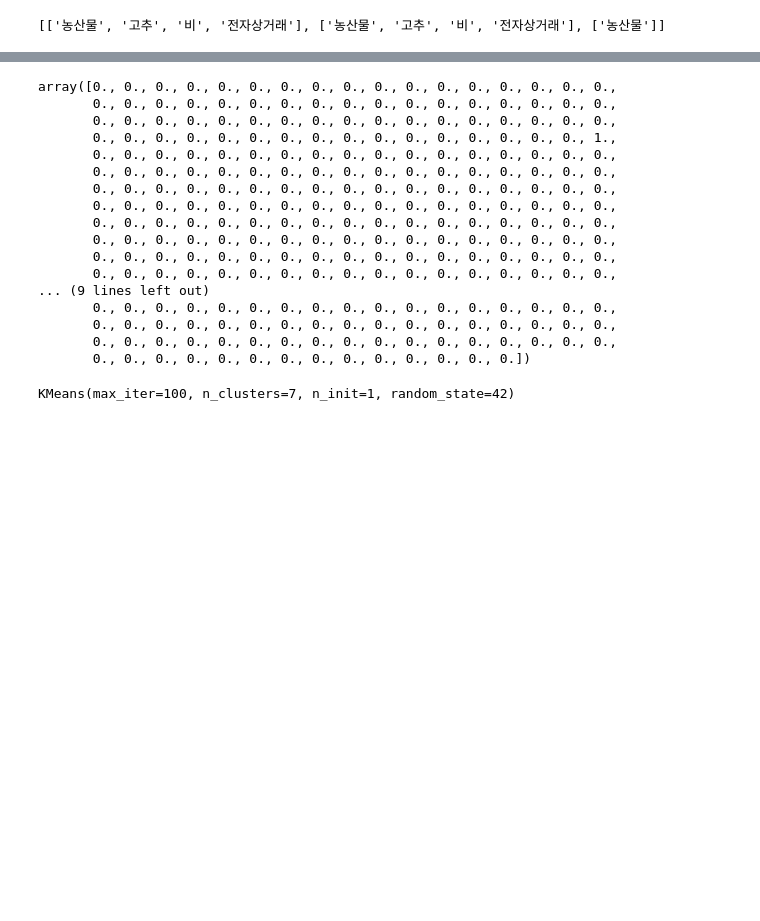
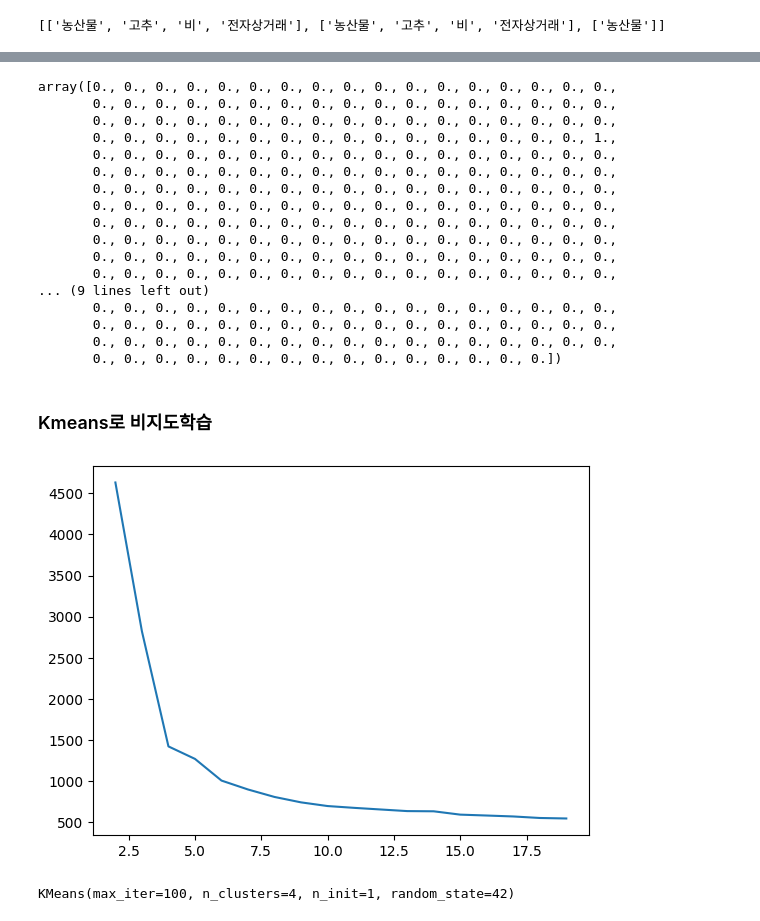
Before and after one commit to saicham/Study, a Jupyter notebook: customs_cluster/customs_cluster3_dbscan.ipynb, the cells around one changed output, grey strips where cells are left out. Drawn from its saved outputs; the diff is of its cells as text; code cells hidden in the pictures; blank space fills up the shorter version.

```diff
--- a/customs_cluster/customs_cluster3_dbscan.ipynb
+++ b/customs_cluster/customs_cluster3_dbscan.ipynb
@@ -2,6 +2,8 @@
 import pandas as pd
 import numpy as np
 import matplotlib.pyplot as plt
+from matplotlib import font_manager, rc
+plt.rc('font', family = 'Malgun Gothic')
 import tqdm
 from gensim.models import Word2Vec
 from sklearn.cluster import KMeans,DBSCAN
@@ -77,5 +112,5 @@ vector.shape
 # %%
-vector[:][14544]
+vector[:][1000]
 # %% [output]
 array([0., 0., 0., 0., 0., 0., 0., 0., 0., 0., 0., 0., 0., 0., 0., 0., 0.,
        0., 0., 0., 0., 0., 0., 0., 0., 0., 0., 0., 0., 0., 0., 0., 0., 0.,
@@ -93,10 +128,28 @@ array([0., 0., 0., 0., 0., 0., 0., 0., 0., 0., 0., 0., 0., 0., 0., 0., 0.,
        0., 0., 0., 0., 0., 0., 0., 0., 0., 0., 0., 0., 0., 0., 0., 0., 0.,
        0., 0., 0., 0., 0., 0., 0., 0., 0., 0., 0., 0., 0., 0., 0., 0., 0.,
        0., 0., 0., 0., 0., 0., 0., 0., 0., 0., 0., 0., 0., 0., 0., 0., 0.,
-       0., 0., 0., 0., 0., 0., 0., 0., 0., 0., 0., 0., 0., 0.])
+       0., 0., 0., 0., 0., 0., 0., 0., 0., 0., 0., 0., 0., 0., 0.])
+# %% [markdown]
+### Kmeans로 비지도학습
+# %%
+# 그룹수 튜닝
+itr = []
+for i in range(2,20):
+    km = KMeans(n_clusters=i, random_state=42)
+    km.fit(vector)
+    itr.append(km.inertia_)
+
+plt.plot(range(2,20), itr)
+plt.show()
+# %% [output]
+[figure, added]
 # %%
-model = KMeans(n_clusters=7, random_state=42, init='k-means++',max_iter=100, n_init=1)
+# Kmeans : 클러스터 중심점과 가까운 데이터를 클러스터
+
+# 첫번째 꺽임점 4를 우선 고려 다음 꺽임점 6를 두번째로 고려
+
+model = KMeans(n_clusters=4, random_state=42, init='k-means++',max_iter=100, n_init=1)
 model.fit(vector)
 # %% [output]
-KMeans(max_iter=100, n_clusters=7, n_init=1, random_state=42)
+KMeans(max_iter=100, n_clusters=4, n_init=1, random_state=42)
 # %%
```
Also changed, not shown: parts of 26 cells of this notebook.
